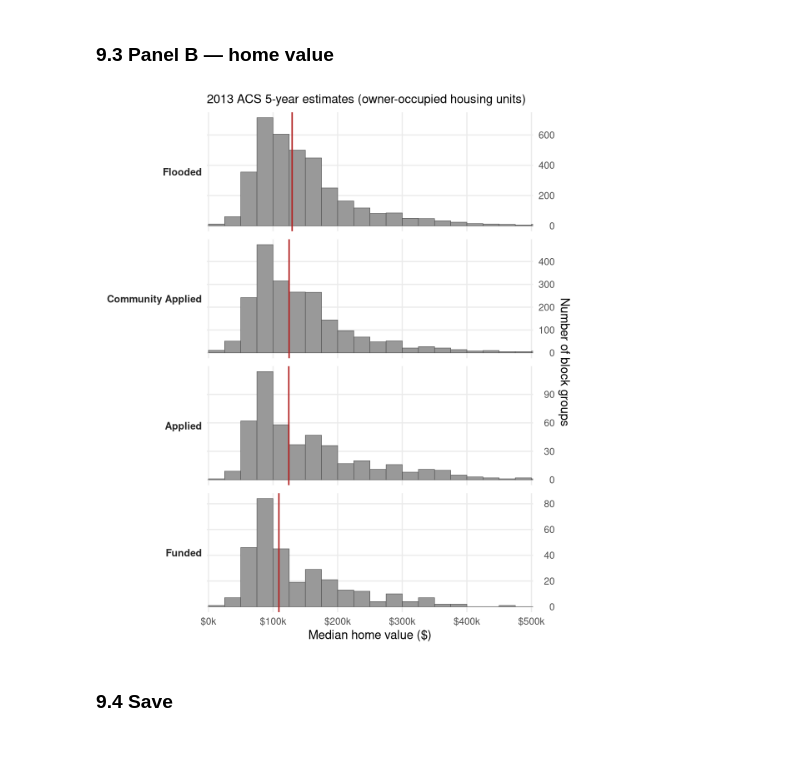
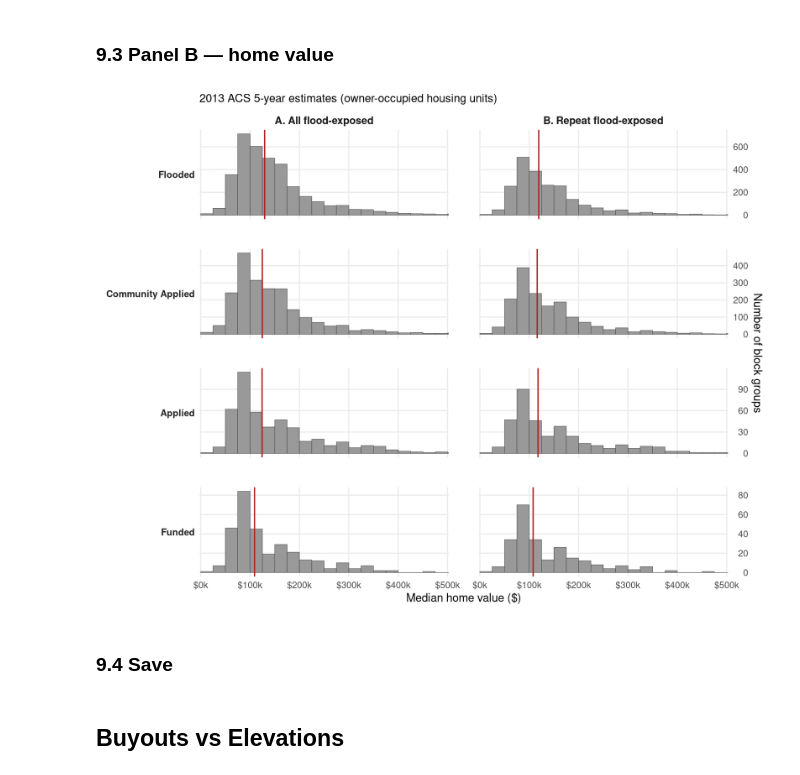
Before and after one commit to russblessing/Obstacles, a Jupyter notebook: notebooks/08_manuscript_figures.embed.ipynb, the cells around one changed output. Saved outputs shown, nothing was run; the diff lists cells and outputs as text; code cells hidden in the pictures; blank space fills up the shorter version.

```diff
--- a/notebooks/08_manuscript_figures.embed.ipynb
+++ b/notebooks/08_manuscript_figures.embed.ipynb
@@ -592,41 +667,41 @@ fig5a
 # %%
 hv_medians <- fig5_medians |> filter(metric == "hvalue")
 
 fig5b <- ggplot(fig5_hvalue, aes(x = val)) +
   geom_histogram(binwidth = 25000, boundary = 0,
                  fill = "grey60", colour = "grey30", linewidth = 0.2) +
   geom_vline(data = hv_medians,
              aes(xintercept = median_val),
              colour = "firebrick", linewidth = 0.6) +
-  facet_wrap(~ stage, ncol = 1, scales = "free_y", strip.position = "left") +
+  facet_grid(stage ~ subset, scales = "free_y", switch = "y") +
   coord_cartesian(xlim = c(0, 500000)) +
   scale_x_continuous(
     breaks = seq(0, 500000, 100000),
     labels = scales::label_dollar(scale = 1e-3, suffix = "k"),
     expand = c(0.005, 0)
   ) +
   scale_y_continuous(position = "right",
                      labels = scales::label_comma()) +
   labs(
-    #title    = "Fig. 5b  Block-group median home value by HMA stage",
     subtitle = "2013 ACS 5-year estimates (owner-occupied housing units)",
     x        = "Median home value ($)",
     y        = "Number of block groups"
   ) +
   theme_minimal(base_size = 11) +
   theme(
-    strip.text.y.left = element_text(face = "bold", size = 9, angle = 0,
-                                      hjust = 1, colour = "grey15"),
-    strip.background  = element_blank(),
-    strip.placement   = "outside",
-    panel.grid.minor  = element_blank(),
-    panel.spacing.y   = unit(0.5, "lines"),
-    plot.title        = element_text(face = "bold")
+    strip.text.x       = element_text(face = "bold", size = 10),
+    strip.text.y.left  = element_text(face = "bold", size = 9, angle = 0,
+                                       hjust = 1, colour = "grey15"),
+    strip.background   = element_blank(),
+    strip.placement    = "outside",
+    panel.grid.minor   = element_blank(),
+    panel.spacing      = unit(2, "lines"),
+    plot.title         = element_text(face = "bold")
   )
 
 fig5b
 # %% [output]
-[figure, old version]
+[figure, new version]
 # %% [markdown]
 ### 9.4 Save
 # %%
@@ -636,3 +711,5 @@ ggsave(here::here("figures", "fig5a_income.png"),
 ggsave(here::here("figures", "fig5b_home_value.png"),
        fig5b, width = 6, height = 7, dpi = 300)
 write_csv(fig5_medians, here::here("figures", "fig5_medians.csv"))
+# %% [markdown]
+## Buyouts vs Elevations
```
Also changed, not shown: parts of 22 cells of this notebook, 35 other files.
